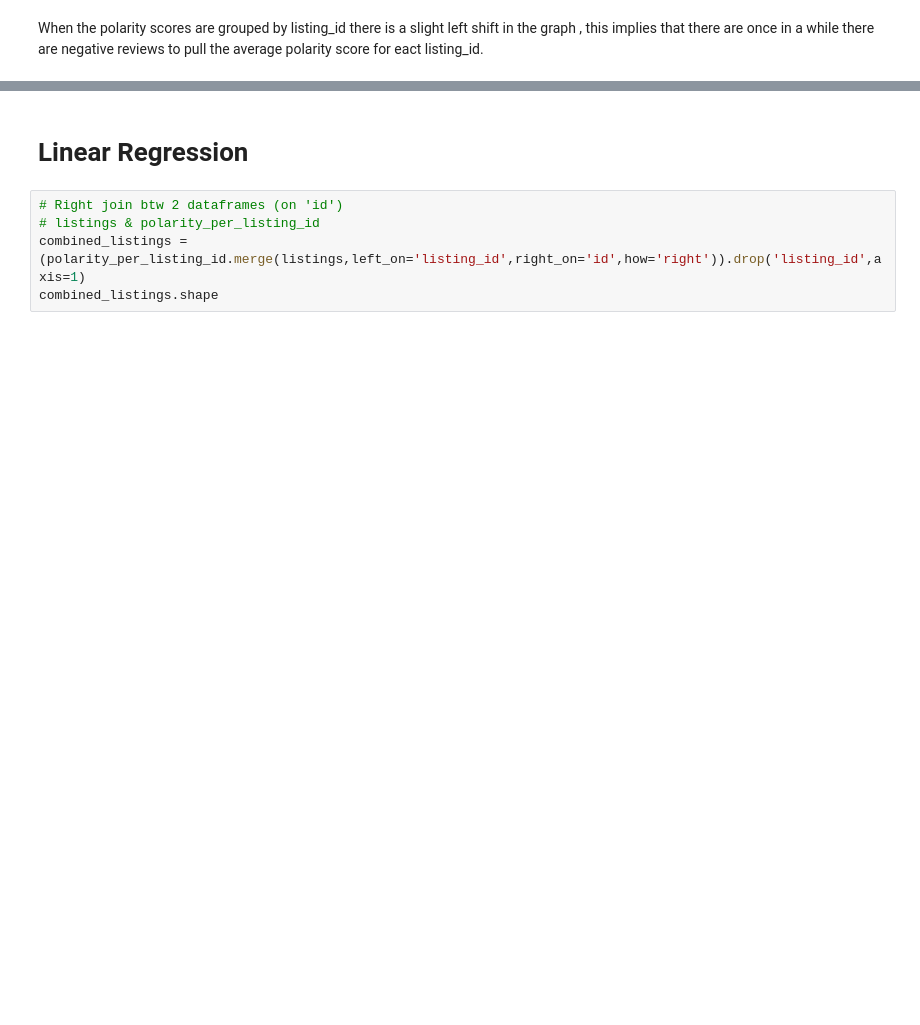
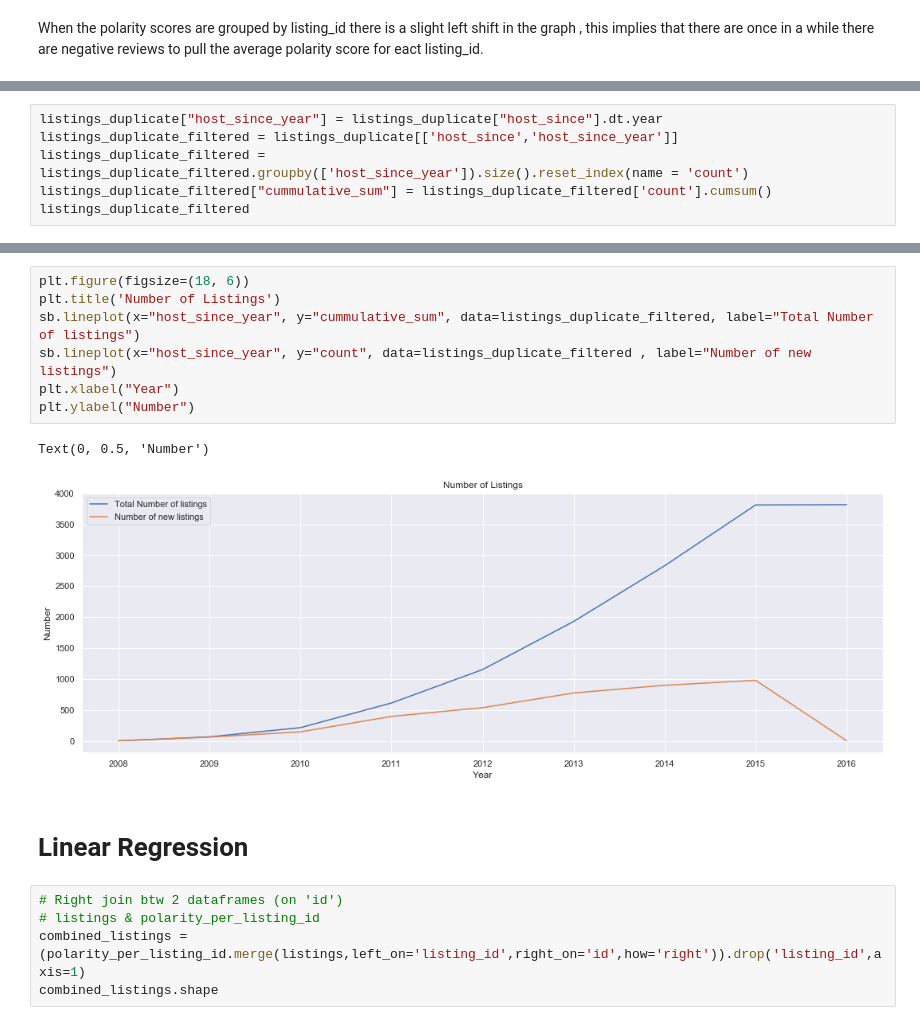
Before and after one commit to CaedenZ/CZ1015miniproject, a Jupyter notebook: main.ipynb, the cells around one changed output, grey strips where cells are left out. Drawn from its saved outputs; the diff is of its cells as text; blank space fills up the shorter version.

```diff
--- a/main.ipynb
+++ b/main.ipynb
@@ -342,0 +391,6 @@ When the polarity scores are grouped by listing_id there is a slight left shift
+# %%
+listings_duplicate["host_since_year"] = listings_duplicate["host_since"].dt.year
+listings_duplicate_filtered = listings_duplicate[['host_since','host_since_year']]
+listings_duplicate_filtered = listings_duplicate_filtered.groupby(['host_since_year']).size().reset_index(name = 'count')
+listings_duplicate_filtered["cummulative_sum"] = listings_duplicate_filtered['count'].cumsum()
+listings_duplicate_filtered
@@ -343,3 +408,13 @@ When the polarity scores are grouped by listing_id there is a slight left shift
+# %%
+plt.figure(figsize=(18, 6))
+plt.title('Number of Listings')
+sb.lineplot(x="host_since_year", y="cummulative_sum", data=listings_duplicate_filtered, label="Total Number of listings")
+sb.lineplot(x="host_since_year", y="count", data=listings_duplicate_filtered , label="Number of new listings")
+plt.xlabel("Year")
+plt.ylabel("Number")
+# %% [output]
+Text(0, 0.5, 'Number')
+[figure, added]
 # %% [markdown]
 # Linear Regression
 # %%
```
Also changed, not shown: parts of 16 cells of this notebook.
